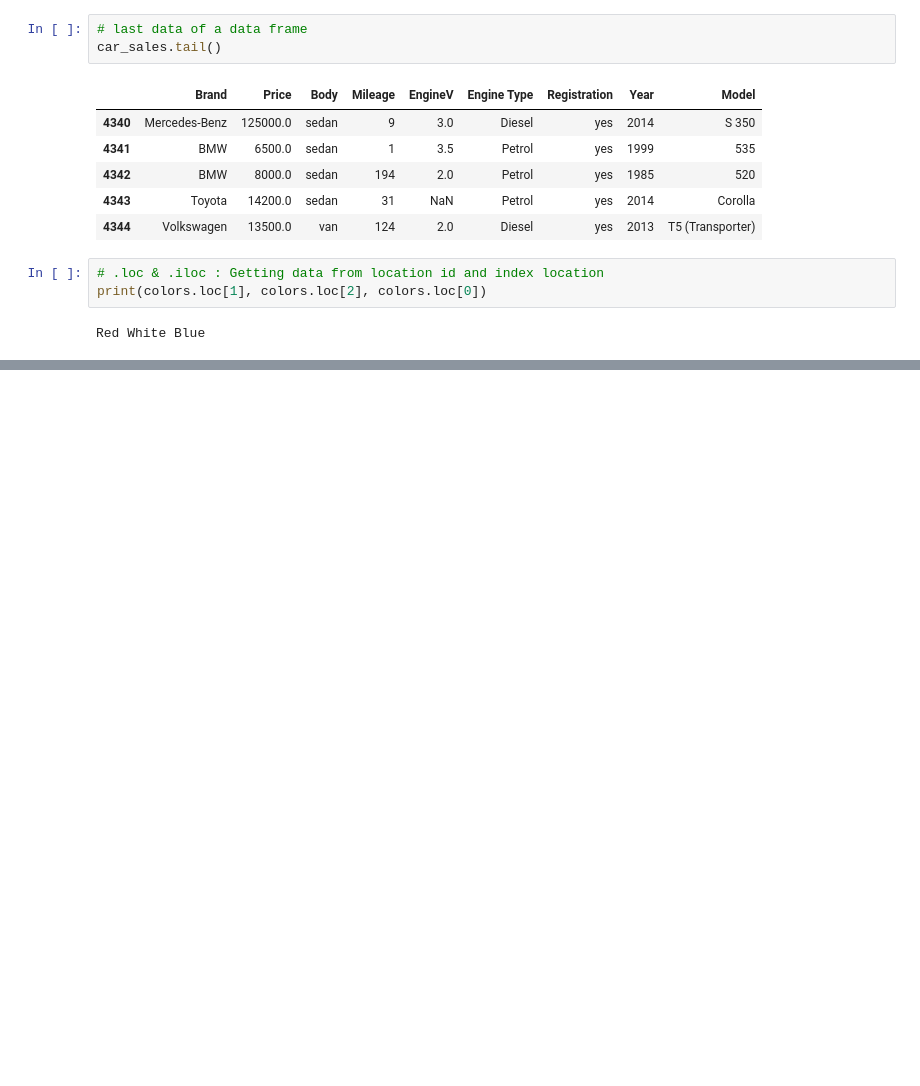
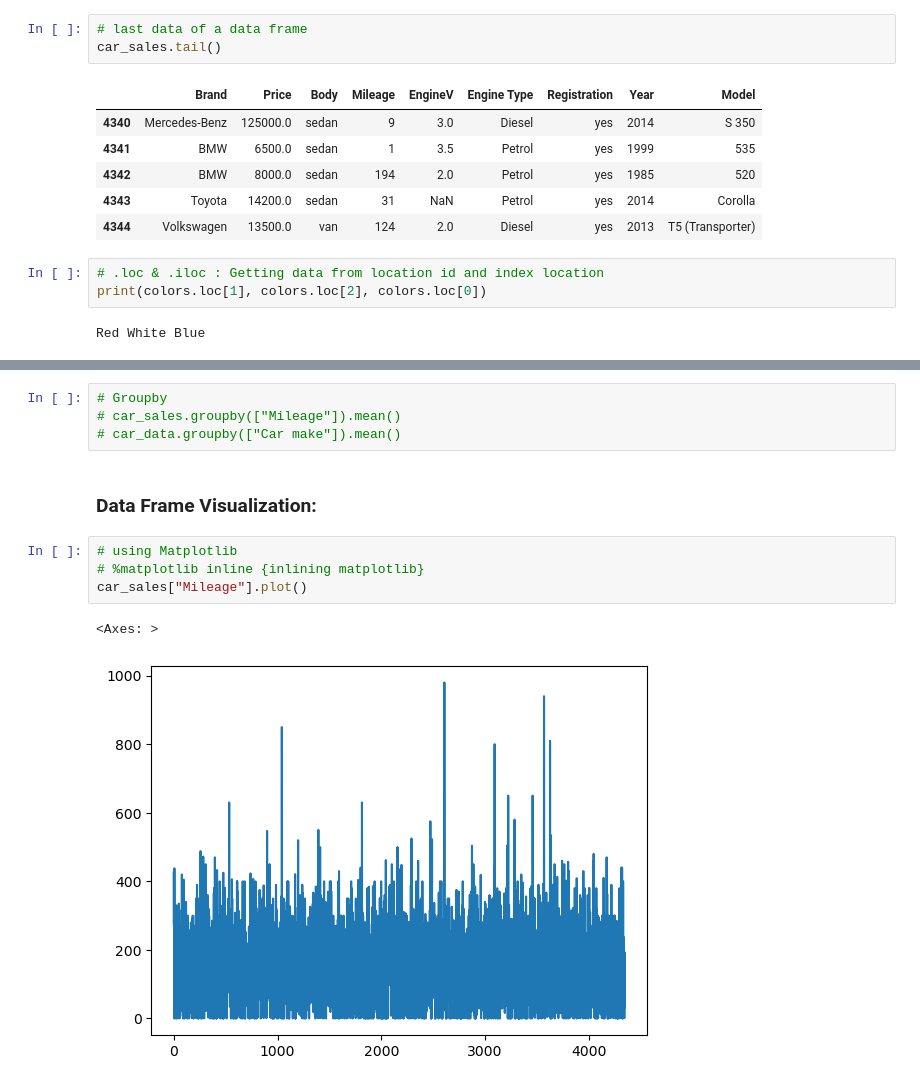
Before and after one commit to MainulDip/AiMlStudy, a Jupyter notebook: apps/1-pandas/1-Pandas-Intro.ipynb, the cells around one changed output, grey strips where cells are left out. Cells and saved outputs as stored; diff of their text form; blank space fills up the shorter version.

Commit message:
aiml pandas column groupby

```diff
--- a/apps/1-pandas/1-Pandas-Intro.ipynb
+++ b/apps/1-pandas/1-Pandas-Intro.ipynb
@@ -134,0 +204,13 @@ Red White Blue
+# %%
+# Groupby
+# car_sales.groupby(["Mileage"]).mean()
+# car_data.groupby(["Car make"]).mean()
+# %% [markdown]
+### Data Frame Visualization:
+# %%
+# using Matplotlib
+# %matplotlib inline {inlining matplotlib}
+car_sales["Mileage"].plot()
+# %% [output]
+<Axes: >
+[figure, added]
```
Also changed, not shown: parts of 11 cells of this notebook, 3 other files.
